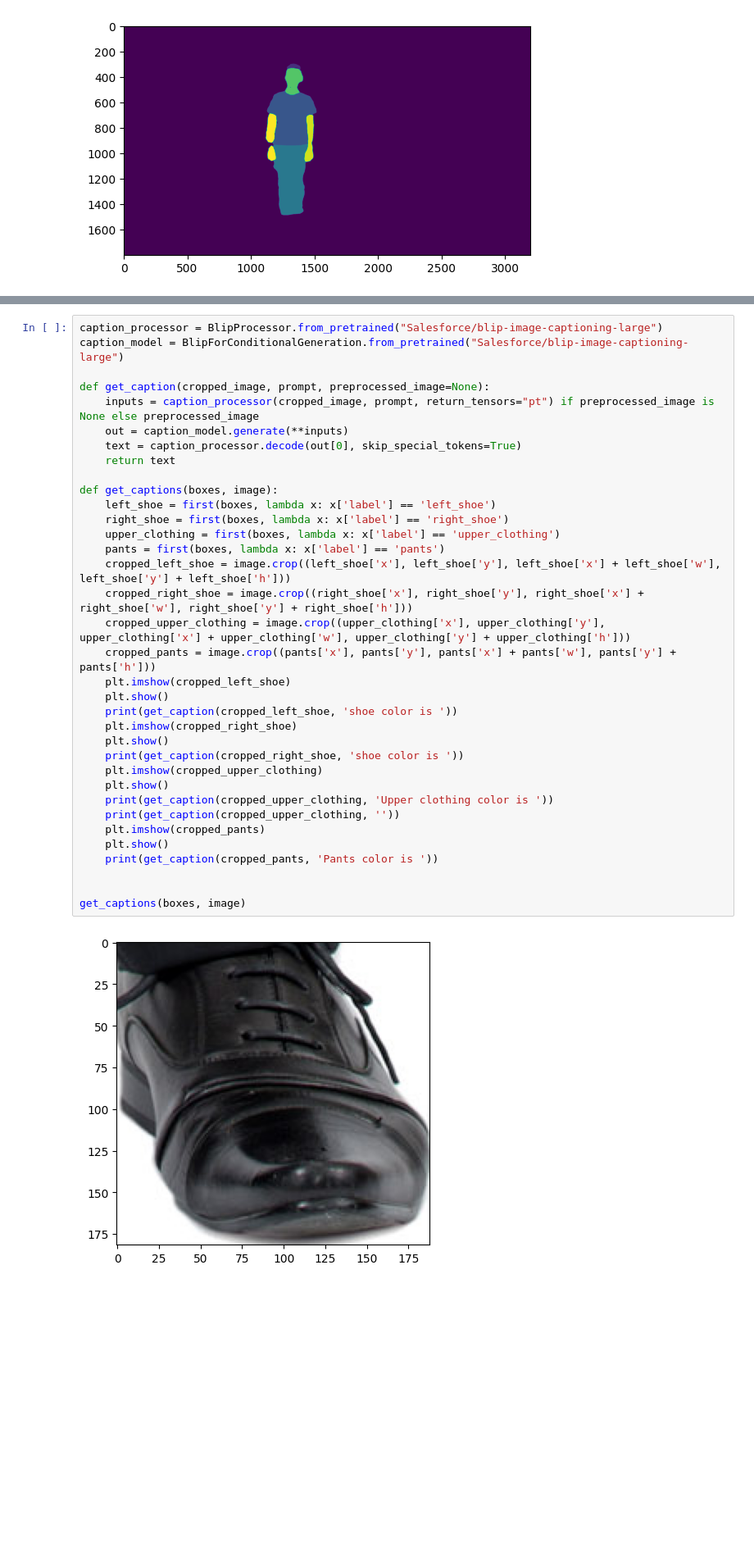
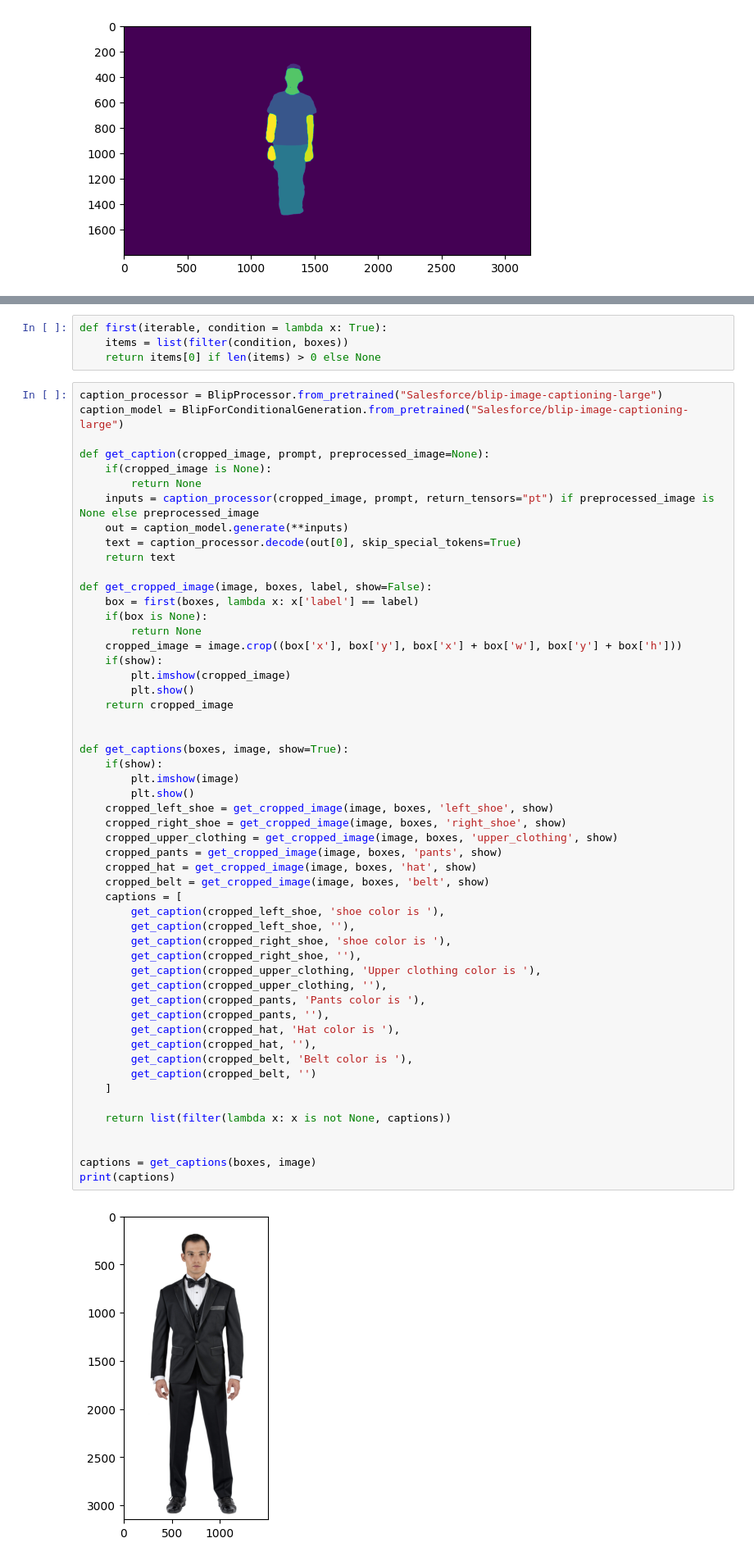
Before and after one commit to tatsimba/hackathon2023, a Jupyter notebook: image-segmenation-notebook/image-segmentation.ipynb, the cells around one changed output, grey strips where cells are left out. Shown: that part at 82% size. Saved outputs shown, nothing was run; the diff lists cells and outputs as text; blank space fills up the shorter version.

Commit message:
Saving captions work

```diff
--- a/image-segmenation-notebook/image-segmentation.ipynb
+++ b/image-segmenation-notebook/image-segmentation.ipynb
@@ -210,37 +188,59 @@ def first(iterable, condition = lambda x: True):
+# %%
+def first(iterable, condition = lambda x: True):
+    items = list(filter(condition, boxes))
+    return items[0] if len(items) > 0 else None
 # %%
 caption_processor = BlipProcessor.from_pretrained("Salesforce/blip-image-captioning-large")
 caption_model = BlipForConditionalGeneration.from_pretrained("Salesforce/blip-image-captioning-large")
 
 def get_caption(cropped_image, prompt, preprocessed_image=None):
+    if(cropped_image is None):
+        return None
     inputs = caption_processor(cropped_image, prompt, return_tensors="pt") if preprocessed_image is None else preprocessed_image
     out = caption_model.generate(**inputs)
     text = caption_processor.decode(out[0], skip_special_tokens=True)
     return text
 
-def get_captions(boxes, image):
-    left_shoe = first(boxes, lambda x: x['label'] == 'left_shoe')
-    right_shoe = first(boxes, lambda x: x['label'] == 'right_shoe')
-    upper_clothing = first(boxes, lambda x: x['label'] == 'upper_clothing')
-    pants = first(boxes, lambda x: x['label'] == 'pants')
-    cropped_left_shoe = image.crop((left_shoe['x'], left_shoe['y'], left_shoe['x'] + left_shoe['w'], left_shoe['y'] + left_shoe['h']))
-    cropped_right_shoe = image.crop((right_shoe['x'], right_shoe['y'], right_shoe['x'] + right_shoe['w'], right_shoe['y'] + right_shoe['h']))
-    cropped_upper_clothing = image.crop((upper_clothing['x'], upper_clothing['y'], upper_clothing['x'] + upper_clothing['w'], upper_clothing['y'] + upper_clothing['h']))
-    cropped_pants = image.crop((pants['x'], pants['y'], pants['x'] + pants['w'], pants['y'] + pants['h']))
-    plt.imshow(cropped_left_shoe)
-    plt.show()
-    print(get_caption(cropped_left_shoe, 'shoe color is '))
-    plt.imshow(cropped_right_shoe)
-    plt.show()
-    print(get_caption(cropped_right_shoe, 'shoe color is '))
-    plt.imshow(cropped_upper_clothing)
-    plt.show()
-    print(get_caption(cropped_upper_clothing, 'Upper clothing color is '))
-    print(get_caption(cropped_upper_clothing, ''))
-    plt.imshow(cropped_pants)
-    plt.show()
-    print(get_caption(cropped_pants, 'Pants color is '))
+def get_cropped_image(image, boxes, label, show=False):
+    box = first(boxes, lambda x: x['label'] == label)
+    if(box is None):
+        return None
+    cropped_image = image.crop((box['x'], box['y'], box['x'] + box['w'], box['y'] + box['h']))
+    if(show):
+        plt.imshow(cropped_image)
+        plt.show()
+    return cropped_image
 
 
-get_captions(boxes, image)
+def get_captions(boxes, image, show=True):
+    if(show):
+        plt.imshow(image)
+        plt.show()
+    cropped_left_shoe = get_cropped_image(image, boxes, 'left_shoe', show)
+    cropped_right_shoe = get_cropped_image(image, boxes, 'right_shoe', show)
+    cropped_upper_clothing = get_cropped_image(image, boxes, 'upper_clothing', show)
+    cropped_pants = get_cropped_image(image, boxes, 'pants', show)
+    cropped_hat = get_cropped_image(image, boxes, 'hat', show)
+    cropped_belt = get_cropped_image(image, boxes, 'belt', show)
+    captions = [
+        get_caption(cropped_left_shoe, 'shoe color is '),
+        get_caption(cropped_left_shoe, ''),
+        get_caption(cropped_right_shoe, 'shoe color is '),
+        get_caption(cropped_right_shoe, ''),
+        get_caption(cropped_upper_clothing, 'Upper clothing color is '),
+        get_caption(cropped_upper_clothing, ''),
+        get_caption(cropped_pants, 'Pants color is '),
+        get_caption(cropped_pants, ''),
+        get_caption(cropped_hat, 'Hat color is '),
+        get_caption(cropped_hat, ''),
+        get_caption(cropped_belt, 'Belt color is '),
+        get_caption(cropped_belt, '')
+    ]
+
+    return list(filter(lambda x: x is not None, captions))
+
+
+captions = get_captions(boxes, image)
+print(captions)
 # %% [output]
-[figure, old version]
+[figure, new version]
```
Also changed, not shown: parts of 3 cells of this notebook.
